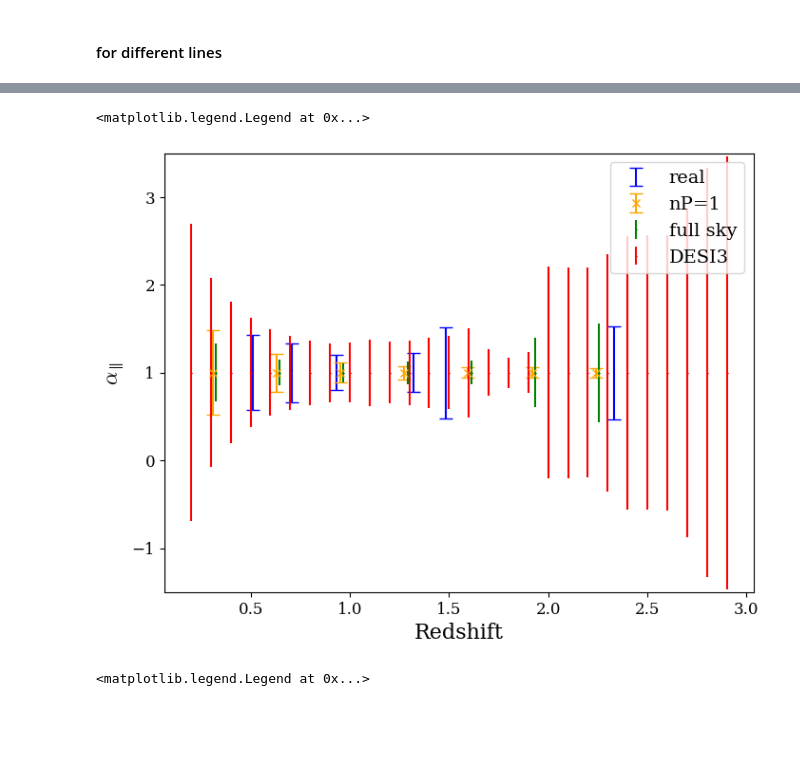
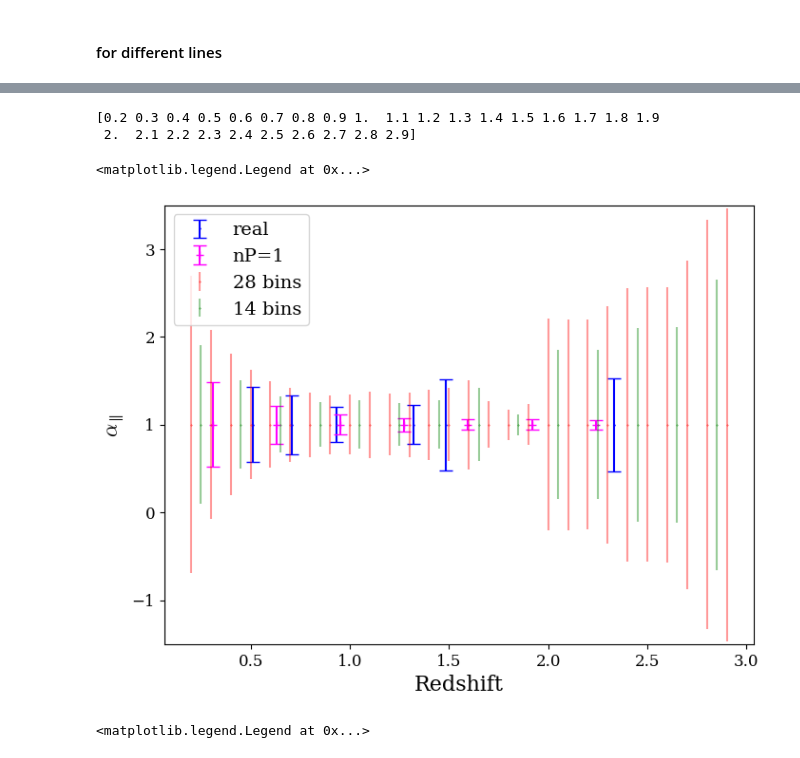
Before and after one commit to AdrienGond/PDM2026, a Jupyter notebook: notebooks/Forecast_error_bars_DM_DH.ipynb, the cells around one changed output, grey strips where cells are left out. Drawn from its saved outputs; the diff is of its cells as text; code cells hidden in the pictures; blank space fills up the shorter version.

```diff
--- a/notebooks/Forecast_error_bars_DM_DH.ipynb
+++ b/notebooks/Forecast_error_bars_DM_DH.ipynb
@@ -178,15 +184,22 @@ plt.legend()
-# %%
-plt.figure(figsize=(8, 6))
-plt.errorbar(z_DESI[1:], [1 for _ in z_DESI[1:]], yerr=err_DH_real, fmt='o', capsize=5, ms=0, label='real', color='blue')
-plt.errorbar(z_DESInP1, [1 for _ in z_DESInP1], yerr=err_DH_nP1, fmt='x', capsize=5, label='nP=1', color='orange')
-plt.errorbar(z_DESIfullsky + 0.015, [1 for _ in z_DESIfullsky], yerr=err_DH_fullsky, fmt='x', ms=1, label='full sky', color='green')
-plt.errorbar(z_DESI3, [1 for _ in z_DESI3], yerr=err_DH_3, fmt='x', ms=1, label='DESI3', color='red')
-
-plt.ylim(-1.5, 3.5)
-plt.xlabel('Redshift')
-plt.ylabel(r'$\alpha_\parallel$')
-plt.legend()
-# %% [output]
-<matplotlib.legend.Legend at 0x...>
-[figure, removed]
+# %%
+print(z_DESI3)
+# %% [output]
+[0.2 0.3 0.4 0.5 0.6 0.7 0.8 0.9 1.  1.1 1.2 1.3 1.4 1.5 1.6 1.7 1.8 1.9
+ 2.  2.1 2.2 2.3 2.4 2.5 2.6 2.7 2.8 2.9]
+# %%
+plt.figure(figsize=(8, 6))
+plt.errorbar(z_DESI[1:], [1 for _ in z_DESI[1:]], yerr=err_DH_real, fmt='+', capsize=5, ms=2, label='real', color='blue')
+plt.errorbar(z_DESInP1, [1 for _ in z_DESInP1], yerr=err_DH_nP1, fmt='+', capsize=5, label='nP=1', color='magenta')
+# plt.errorbar(z_DESIfullsky + 0.015, [1 for _ in z_DESIfullsky], yerr=err_DH_fullsky, fmt='x', ms=1, label='full sky', color='green')
+plt.errorbar(z_DESI3, [1 for _ in z_DESI3], yerr=err_DH_3, fmt='x', ms=1, label='28 bins', color='red', alpha=0.4)
+plt.errorbar(z_DESI3_14bins, [1 for _ in z_DESI3_14bins], yerr=err_DH_3_14bins, fmt='x', ms=1, label='14 bins', color='green', alpha=0.4)
+
+plt.ylim(-1.5, 3.5)
+
+plt.xlabel('Redshift')
+plt.ylabel(r'$\alpha_\parallel$')
+plt.legend(loc='upper left')
+# %% [output]
+<matplotlib.legend.Legend at 0x...>
+[figure, added]
 # %%
```
Also changed, not shown: parts of 7 cells of this notebook, 3 other files.
